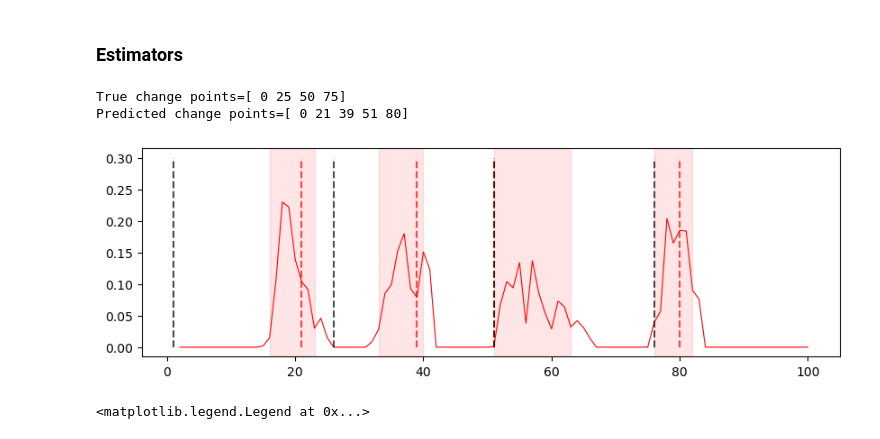
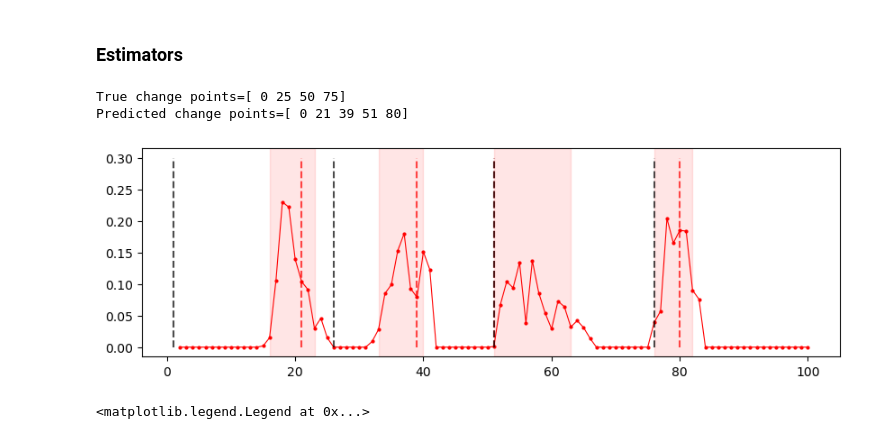
Before and after one commit to enlupi/SIR-Model-Change-Points, a Jupyter notebook: SIR.ipynb, the cells around one changed output. Saved outputs shown, nothing was run; the diff lists cells and outputs as text; code cells hidden in the pictures.

Commit message:
add markers

```diff
--- a/SIR.ipynb
+++ b/SIR.ipynb
@@ -621,22 +621,22 @@ stage_est = np.cumsum(delta_est, dtype=int)-1
 # %%
 delta_true = np.array([(t in chg_pt or t==1) for t in range(1, T_max+1)]).astype(int)
 stage_true = np.cumsum(delta_true)-1
 print(f"True change points={np.where(delta_true==1)[0]}")
 print(f"Predicted change points={np.where(delta_est==1)[0]}")
 
 prob_delta, HPD = compute_probs(MCMC_chain, delta_est, 0.05)
 
 fig, ax = plt.subplots(figsize=(10,3))
-ax.plot(np.arange(2,101), prob_delta[1:], color='red', linewidth=0.8)
+ax.plot(np.arange(2,101), prob_delta[1:], marker='.', markersize=4, color='red', linewidth=0.8)
 for i, x in enumerate(np.where(delta_est[1:] == 1)[0]):
     ax.vlines(x+1, ymin=0, ymax=0.3, color='red', linestyle='dashed', alpha=0.7)
     ax.axvspan(HPD[i,0], HPD[i,1], alpha=0.1, color='red')
 for x in np.where(delta_true == 1)[0]:
     ax.vlines(x+1, ymin=0, ymax=0.3, color='black', linestyle='dashed', alpha=0.7)
 # %% [output]
 True change points=[ 0 25 50 75]
 Predicted change points=[ 0 21 39 51 80]
-[figure, old version]
+[figure, new version]
 # %%
 n_sc=3
 true_beta  = np.array([[scenarios[i,(chg_pt <= t+1).sum(),0] for t in range(T_max)] for i in range(n_sc)])
```
